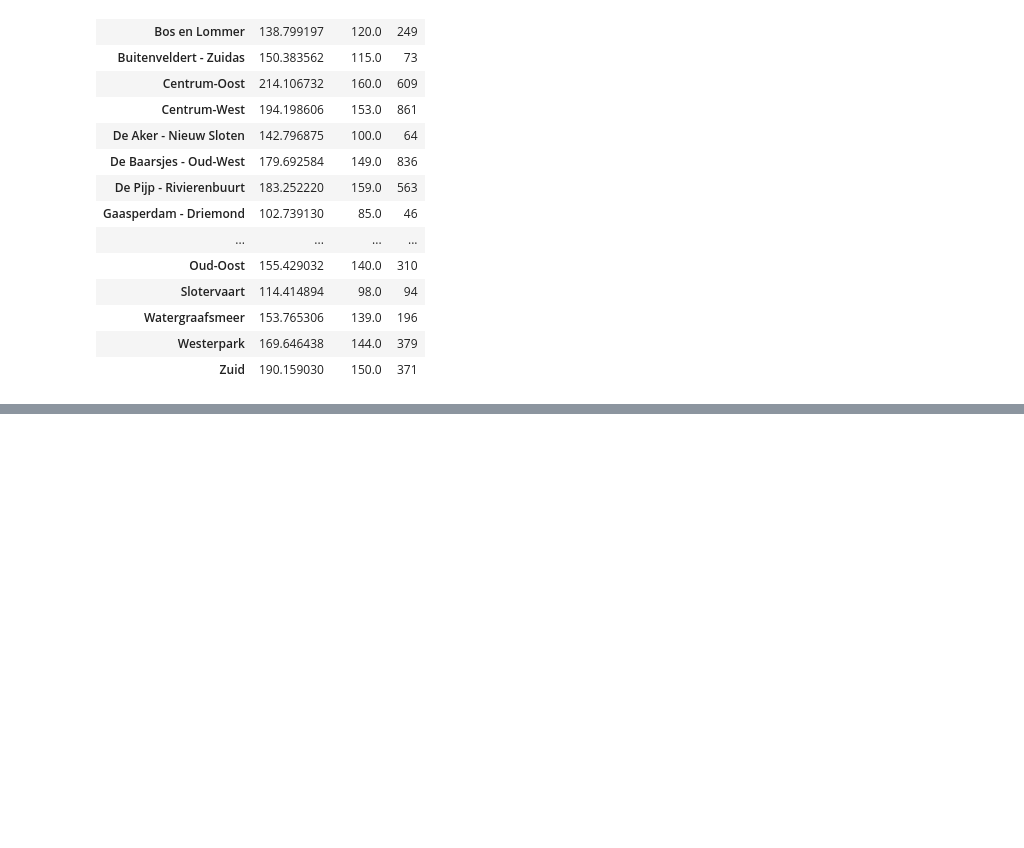
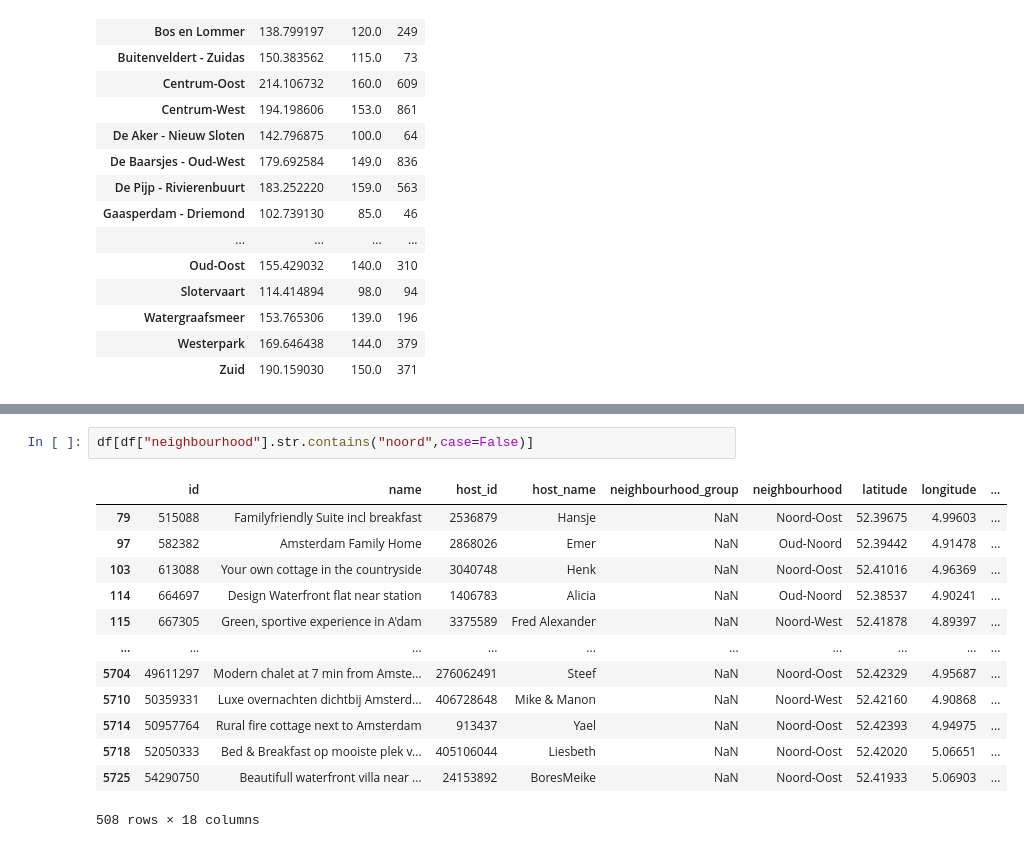
Before and after one commit to matiascabrejos/IA-Humai, a Jupyter notebook: repaso_1.ipynb, the cells around one changed output, grey strips where cells are left out. Saved outputs shown, nothing was run; the diff lists cells and outputs as text; blank space fills up the shorter version.

```diff
--- a/repaso_1.ipynb
+++ b/repaso_1.ipynb
@@ -53,0 +38,16 @@ df
+# %%
+df[df["neighbourhood"].str.contains("noord",case=False)]
+# %% [output]
+|  | id | name | host_id | host_name | neighbourhood_group | neighbourhood | latitude | longitude | ... |
+| 79 | 515088 | Familyfriendly Suite incl breakfast | 2536879 | Hansje | NaN | Noord-Oost | 52.39675 | 4.99603 | ... |
+| 97 | 582382 | Amsterdam Family Home | 2868026 | Emer | NaN | Oud-Noord | 52.39442 | 4.91478 | ... |
+| 103 | 613088 | Your own cottage in the countryside | 3040748 | Henk | NaN | Noord-Oost | 52.41016 | 4.96369 | ... |
+| 114 | 664697 | Design Waterfront flat near station | 1406783 | Alicia | NaN | Oud-Noord | 52.38537 | 4.90241 | ... |
+| 115 | 667305 | Green, sportive experience in A'dam | 3375589 | Fred Alexander | NaN | Noord-West | 52.41878 | 4.89397 | ... |
+| ... | ... | ... | ... | ... | ... | ... | ... | ... | ... |
+| 5704 | 49611297 | Modern chalet at 7 min from Amste... | 276062491 | Steef | NaN | Noord-Oost | 52.42329 | 4.95687 | ... |
+| 5710 | 50359331 | Luxe overnachten dichtbij Amsterd... | 406728648 | Mike & Manon | NaN | Noord-West | 52.42160 | 4.90868 | ... |
+| 5714 | 50957764 | Rural fire cottage next to Amsterdam | 913437 | Yael | NaN | Noord-Oost | 52.42393 | 4.94975 | ... |
+| 5718 | 52050333 | Bed & Breakfast op mooiste plek v... | 405106044 | Liesbeth | NaN | Noord-Oost | 52.42020 | 5.06651 | ... |
+| 5725 | 54290750 | Beautifull waterfront villa near ... | 24153892 | BoresMeike | NaN | Noord-Oost | 52.41933 | 5.06903 | ... |
+508 rows × 18 columns
```
Also changed, not shown: parts of 1 cell of this notebook.
